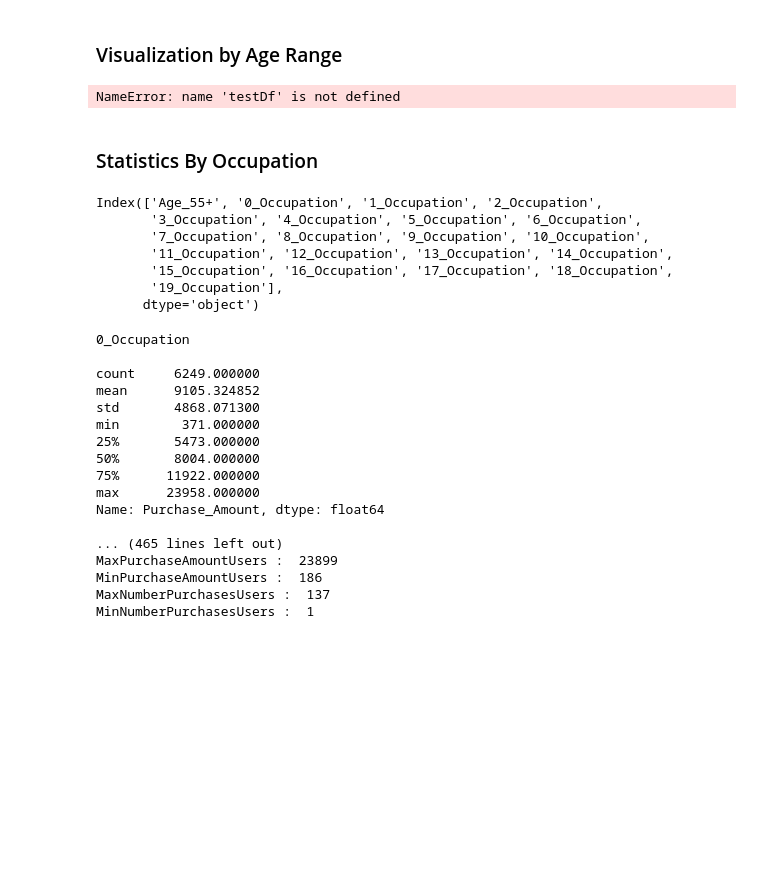
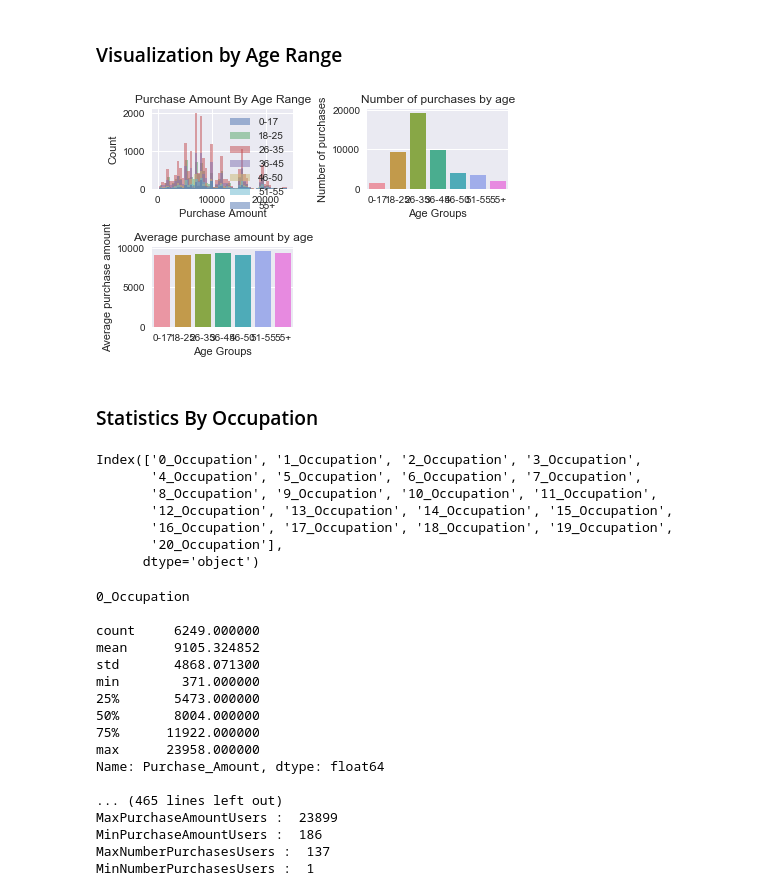
Before and after one commit to kcalab92/Springboard-DataScience, a Jupyter notebook: Capstone1_PurchaseAmountPrediction/Capstone1_Purchase_Prediction_Storytelling_Current.ipynb, the cells around one changed output. Cells and saved outputs as stored; diff of their text form; code cells hidden in the pictures; blank space fills up the shorter version.

```diff
--- a/Capstone1_PurchaseAmountPrediction/Capstone1_Purchase_Prediction_Storytelling_Current.ipynb
+++ b/Capstone1_PurchaseAmountPrediction/Capstone1_Purchase_Prediction_Storytelling_Current.ipynb
@@ -110,13 +118,13 @@ print(len(new2))
 StatsUser = [AveragePurchaseAmountUser, NumberOfPurchasesUser, NumberUniqueProductsUser]
 
 avg_df = trainDf.groupby(by='User_ID')['Purchase_Amount'].mean().reset_index().rename(columns={'Purchase_Amount': 'AvgPurchaseAmount'})
-trainDf = trainDf.merge(avg_df, on='User_ID')
+#avg_df = trainDf.merge(avg_df, on='User_ID')
+
 
 numppu_df = trainDf.groupby(by='User_ID')['Purchase_Amount'].count().reset_index().rename(columns={'Purchase_Amount': 'NumberPurchasesUser'})
-trainDf = trainDf.merge(numppu_df, on='User_ID')
+#numppu_df = trainDf.merge(numppu_df, on='User_ID')
 
-numunique_df = trainDf.groupby(by='User_ID')['Purchase_Amount'].nunique().reset_index().rename(columns={'Purchase_Amount': 'NumberUniqueProductsUser'})
-trainDf = trainDf.merge(numunique_df, on='User_ID')
+trainDf = trainDf.merge(avg_df,on='User_ID').merge(numppu_df,on='User_ID')
 
 print(trainDf)
 # %% [output]
@@ -199,27 +207,28 @@ for key, value in genderDfs.items():
     #loop through each occupation data frame
     #print(key, "\n \n", value.head())
 
-    temp = {}
+    temps = {}
 
-    temp['AveragePurchaseAmount'] = np.mean(value['Purchase_Amount'])
+    temps['AveragePurchaseAmount'] = np.mean(value['Purchase_Amount'])
 
-    temp['TotalPurchaseAmount'] = value.Purchase_Amount.sum()
+    temps['TotalPurchaseAmount'] = value.Purchase_Amount.sum()
 
-    temp['NumberPurchases'] = value.Purchase_Amount.count()
+    temps['NumberPurchases'] = value.Purchase_Amount.count()
 
-    temp['AverageNumberPurchases'] = np.mean(value.groupby(by='User_ID')['Purchase_Amount'].count())
+    temps['AverageNumberPurchases'] = np.mean(value.groupby(by='User_ID')['Purchase_Amount'].count())
 
-    temp['AverageTotalPurchaseAmount'] = value.groupby(by='User_ID')['Purchase_Amount'].sum().mean()
+    temps['AverageTotalPurchaseAmount'] = value.groupby(by='User_ID')['Purchase_Amount'].sum().mean()
 
-    temp['MaxPurchaseAmountUsers'] = np.max(value['Purchase_Amount'])
+    temps['MaxPurchaseAmountUsers'] = np.max(value['Purchase_Amount'])
 
-    temp['MinPurchaseAmountUsers'] = np.min(value['Purchase_Amount'])
+    temps['MinPurchaseAmountUsers'] = np.min(value['Purchase_Amount'])
 
-    temp['MaxNumberPurchasesUsers'] = np.max(value.groupby(by='User_ID')['Purchase_Amount'].count())
+    temps['MaxNumberPurchasesUsers'] = np.max(value.groupby(by='User_ID')['Purchase_Amount'].count())
 
-    temp['MinNumberPurchasesUsers'] = np.min(value.groupby(by='User_ID')['Purchase_Amount'].count())
+    temps['MinNumberPurchasesUsers'] = np.min(value.groupby(by='User_ID')['Purchase_Amount'].count())
 
-    genderStats[key] = temp
+
+    genderStats[key] = temps
 
 i = 0
 
@@ -397,49 +407,50 @@ holdAge = []
 for ageRang in ages:
     temp = trainDf[trainDf['Age'] == ageRang]
     holdAge.append(temp)
     plt.hist(temp['Purchase_Amount'], bins=50, alpha=.5, label= ageRang)
 
 plt.title('Purchase Amount By Age Range')
 plt.xlabel('Purchase Amount')
 plt.ylabel('Count')
 plt.legend(loc = 'upper right')
 
 plt.subplot(2,2,2)
 
-NumPurchByAge = testDf.groupby(by='Age')['Purchase'].count()
+NumPurchByAge = testDf.groupby(by='Age')['Purchase_Amount'].count()
 NumPurchByAgeDf = pd.DataFrame(NumPurchByAge)
 x= NumPurchByAgeDf.index
 x = list(x)
-y = list(NumPurchByAgeDf['Purchase'][:])
+y = list(NumPurchByAgeDf
+         ['Purchase_Amount'][:])
 ax = sns.barplot(x= x, y= y, data=NumPurchByAgeDf)
 ax.set(xlabel='Age Groups', ylabel='Number of purchases', title='Number of purchases by age')
 
 plt.subplot(2,2,3)
-AvgPurchByAge = testDf.groupby(by='Age')['Purchase'].mean()
+AvgPurchByAge = testDf.groupby(by='Age')['Purchase_Amount'].mean()
 x1= AvgPurchByAge.index
 AvgPurchByAgeDf = pd.DataFrame(AvgPurchByAge)
 x1 = list(x1)
-y1 = list(AvgPurchByAgeDf['Purchase'][:])
+y1 = list(AvgPurchByAgeDf['Purchase_Amount'][:])
 
 ax = sns.barplot(x= x1, y= y1, data=AvgPurchByAgeDf)
 ax.set(xlabel='Age Groups', ylabel='Average purchase amount', title='Average purchase amount by age')
 
 plt.tight_layout()
 
 plt.show()
 # %% [output]
-NameError: name 'testDf' is not defined
+[figure, added]
 # %% [markdown]
 ### Statistics By Occupation
 # %%
 print(trainDf.columns[21:42]) #selects only occupation columns
 # %% [output]
-Index(['Age_55+', '0_Occupation', '1_Occupation', '2_Occupation',
-       '3_Occupation', '4_Occupation', '5_Occupation', '6_Occupation',
-       '7_Occupation', '8_Occupation', '9_Occupation', '10_Occupation',
-       '11_Occupation', '12_Occupation', '13_Occupation', '14_Occupation',
-       '15_Occupation', '16_Occupation', '17_Occupation', '18_Occupation',
-       '19_Occupation'],
+Index(['0_Occupation', '1_Occupation', '2_Occupation', '3_Occupation',
+       '4_Occupation', '5_Occupation', '6_Occupation', '7_Occupation',
+       '8_Occupation', '9_Occupation', '10_Occupation', '11_Occupation',
+       '12_Occupation', '13_Occupation', '14_Occupation', '15_Occupation',
+       '16_Occupation', '17_Occupation', '18_Occupation', '19_Occupation',
+       '20_Occupation'],
       dtype='object')
 # %%
 occupations = trainDf.columns[21:42]
```
Also changed, not shown: parts of 13 cells of this notebook, 1 other file.
